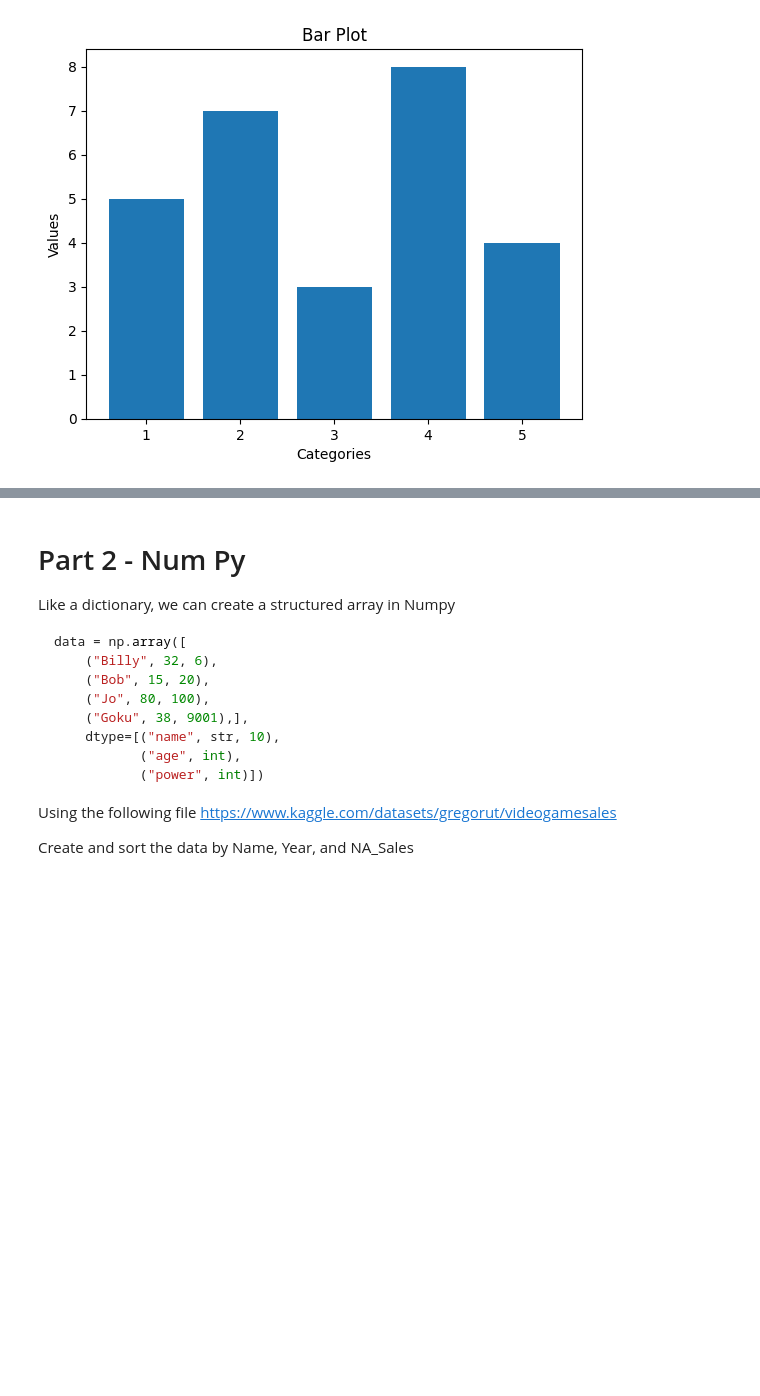
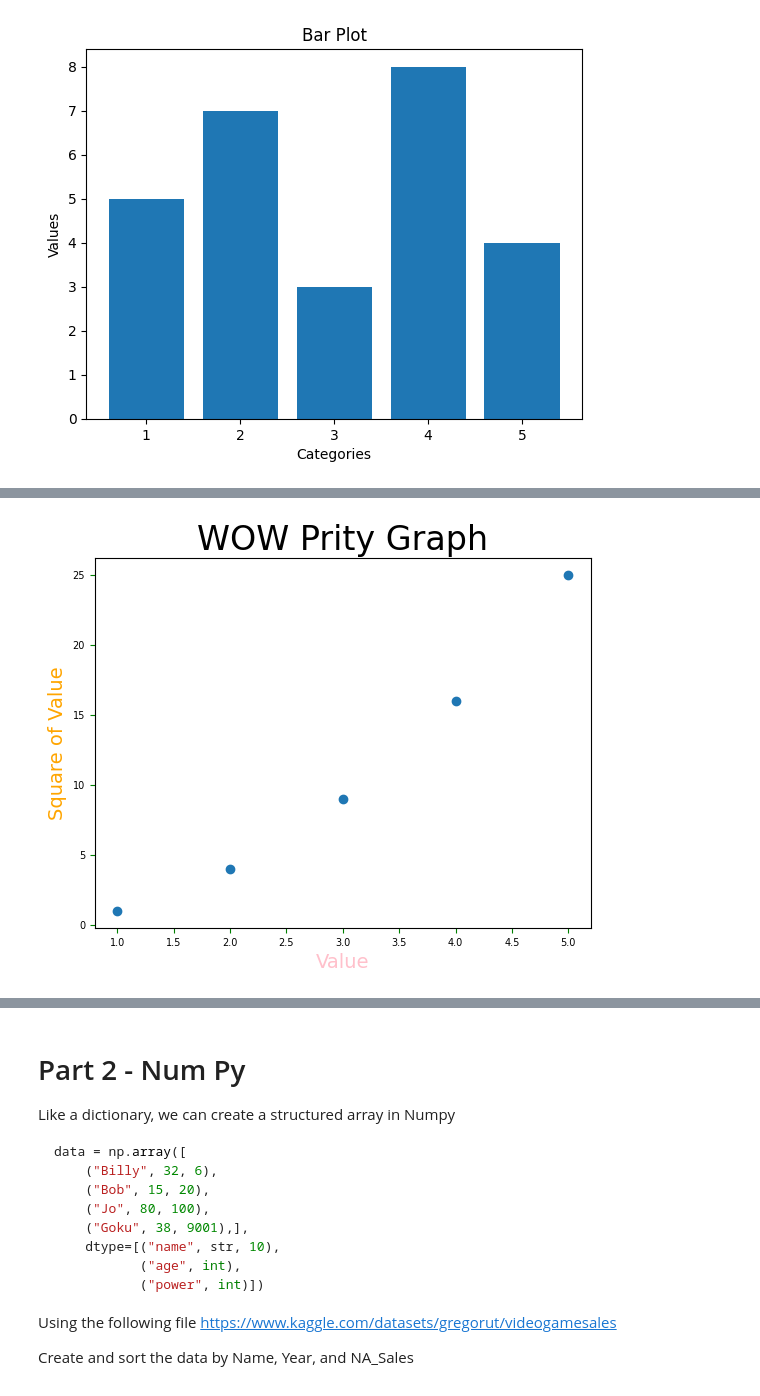
Before and after one commit to ETE4990-S25/homeworkfolder-Gizmofire, a Jupyter notebook: Homework/Homework 05/Homework05- MatPlot_NumPy.ipynb, the cells around one changed output, grey strips where cells are left out. Cells and saved outputs as stored; diff of their text form; code cells hidden in the pictures; blank space fills up the shorter version.

```diff
--- a/Homework/Homework 05/Homework05- MatPlot_NumPy.ipynb
+++ b/Homework/Homework 05/Homework05- MatPlot_NumPy.ipynb
@@ -34,4 +37,13 @@ plt.show()
 # %%
 # Scatter Plot
+squares = [i*i for i in range(1,6)]
+plt.scatter(list(range(1,6)), squares)
+
+plt.title("WOW Prity Graph", fontsize=24)
+plt.xlabel("Value", fontsize=14, color='pink')
+plt.ylabel("Square of Value", fontsize=14, color='orange')
+plt.tick_params(axis='both', labelsize=7, color='green' ) # Set size of tick labels.
+# %% [output]
+[figure, added]
 # %%
 # Pie Plot
```
Also changed, not shown: parts of 5 cells of this notebook.
